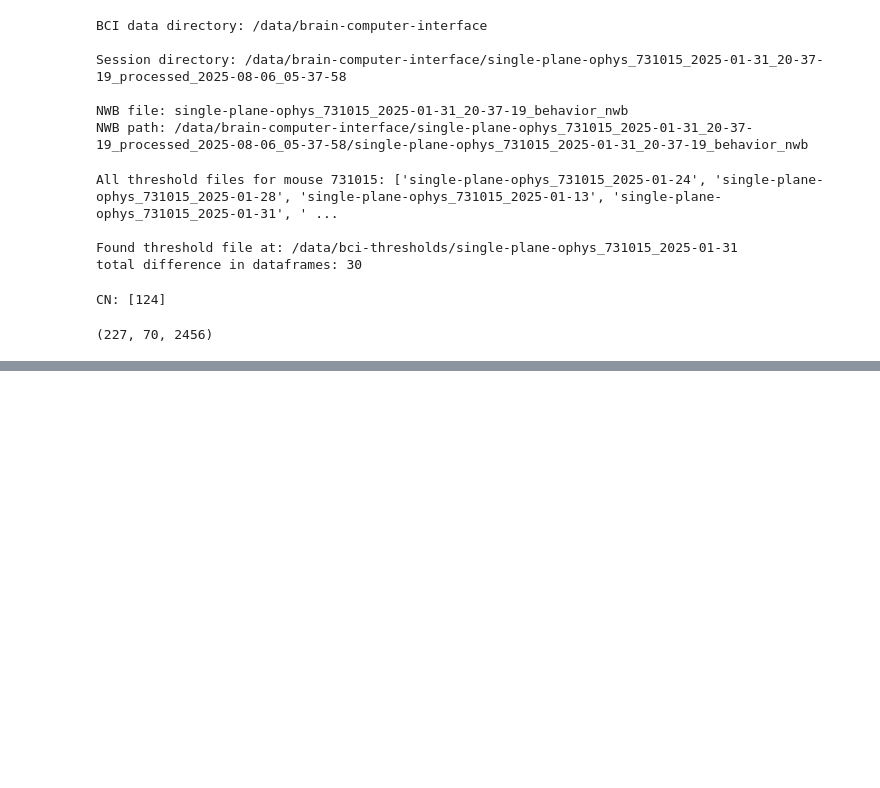
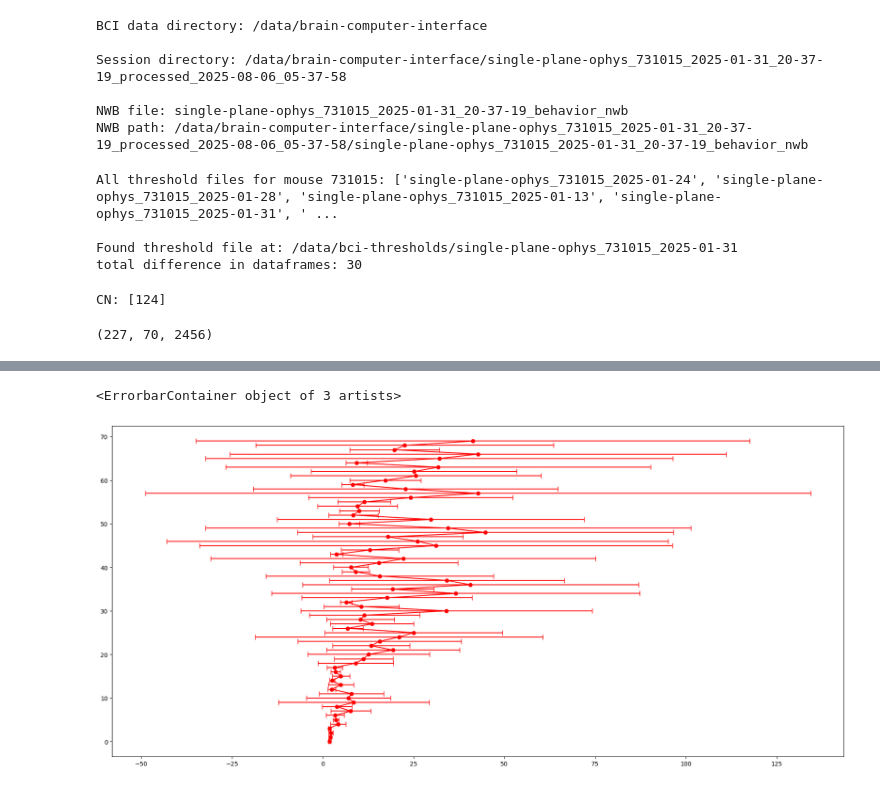
Before and after one commit to camilosada/dynamic_brain_workshop, a Jupyter notebook: code/scripts/camila/response_variability.ipynb, the cells around one changed output, grey strips where cells are left out. Cells and saved outputs as stored; diff of their text form; code cells hidden in the pictures; blank space fills up the shorter version.

```diff
--- a/code/scripts/camila/response_variability.ipynb
+++ b/code/scripts/camila/response_variability.ipynb
@@ -191,0 +208,10 @@ Text(0.5, 1.0, 'ROI nº124')
+# %%
+fig,ax=plt.subplots(figsize=(22,10))
+diff_steps= np.diff(zaber_steps,axis=1)
+mean_steps = np.nanmean(diff_steps,axis=1)
+std_steps = np.nanstd(diff_steps,axis=1)
+
+plt.errorbar(mean_steps,range(len(mean_steps)), xerr=std_steps, color='r',fmt='-o', capsize=4, label='Data with Std Dev')
+# %% [output]
+<ErrorbarContainer object of 3 artists>
+[figure, added]
```
Also changed, not shown: parts of 3 cells of this notebook, 1 other file.
